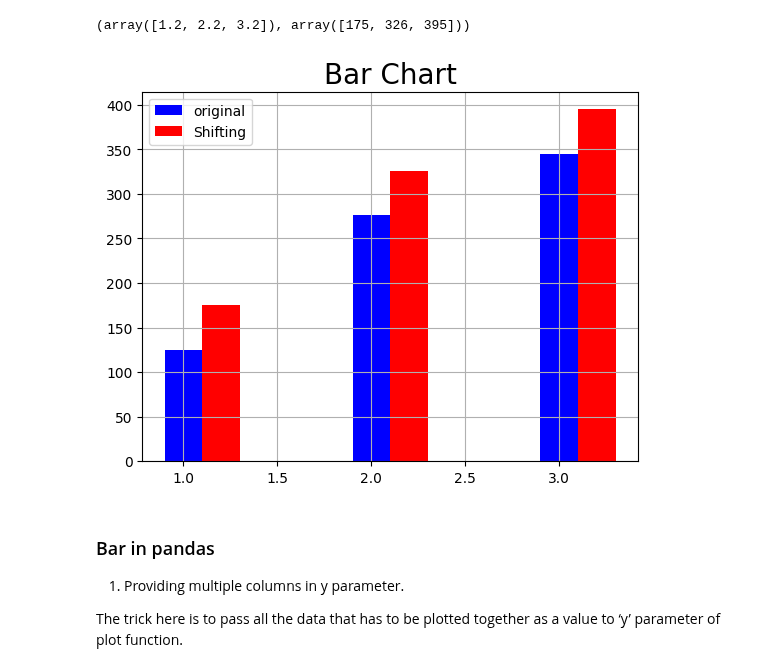
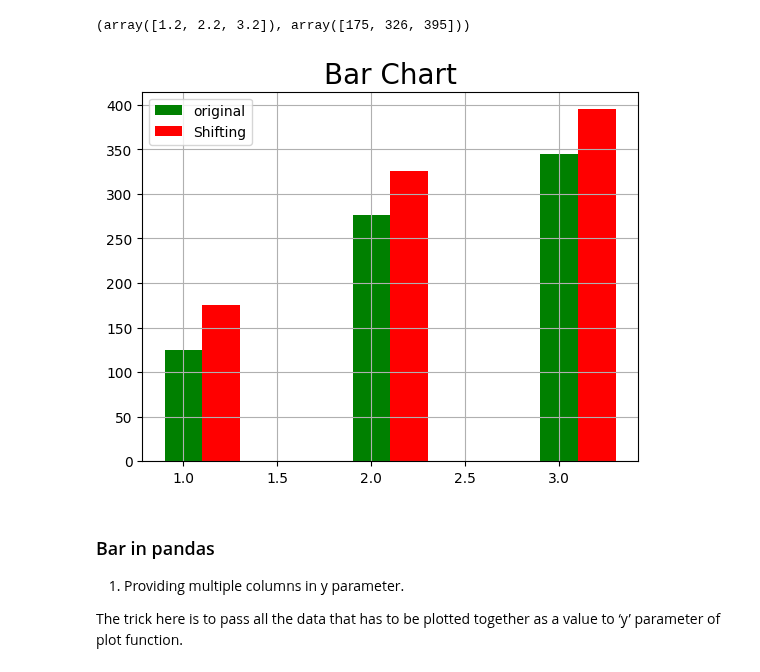
Before and after one commit to orchlonn/CS-456, a Jupyter notebook: Lectures/lecture-4.2/visualization-in-python.ipynb, the cells around one changed output. Saved outputs shown, nothing was run; the diff lists cells and outputs as text; code cells hidden in the pictures.

```diff
--- a/Lectures/lecture 4.2/visualization-in-python.ipynb
+++ b/Lectures/lecture-4.2/visualization-in-python.ipynb
@@ -144,14 +149,14 @@ np.array(x_pos)+0.2, np.array(heights)+50
 (array([1.2, 2.2, 3.2]), array([175, 326, 395]))
 # %%
 import numpy as np
-plt.bar(x_pos,heights,width=0.2,color='blue',align='center',label='original')
+plt.bar(x_pos,heights,width=0.2,color='green',align='center',label='original')
 plt.bar(np.array(x_pos)+0.2, np.array(heights)+50,width=0.2,color='red',align='center', label='Shifting')
 plt.legend()
 plt.grid(True)
 plt.title('Bar Chart', fontsize=20)
 plt.show()
 # %% [output]
-[figure, old version]
+[figure, new version]
 # %% [markdown]
 ### Bar in pandas
 1. Providing multiple columns in y parameter.
```
Also changed, not shown: parts of 2 cells of this notebook, 1 other file.
